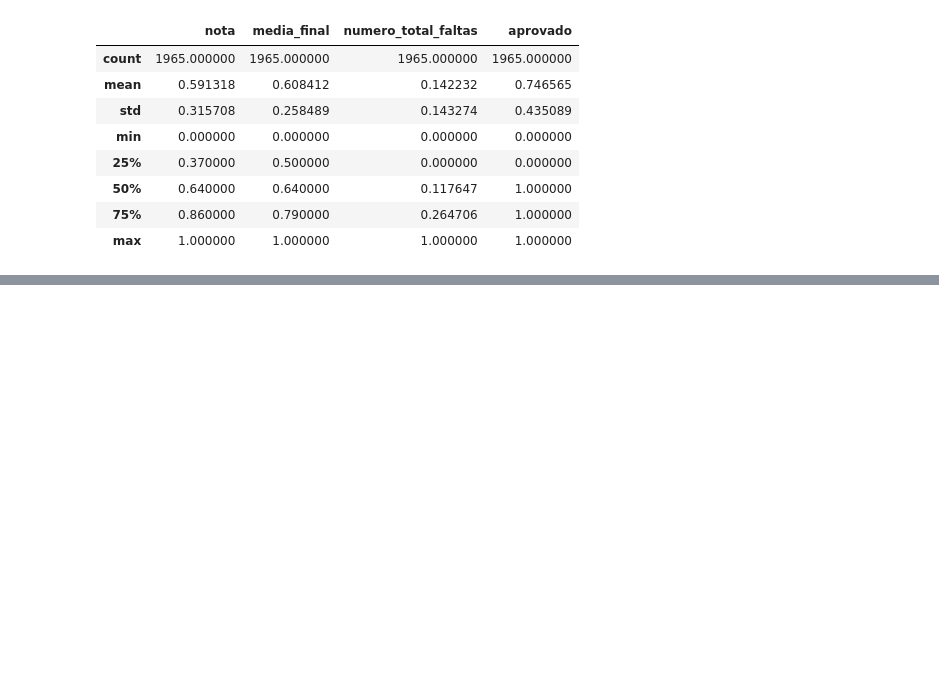
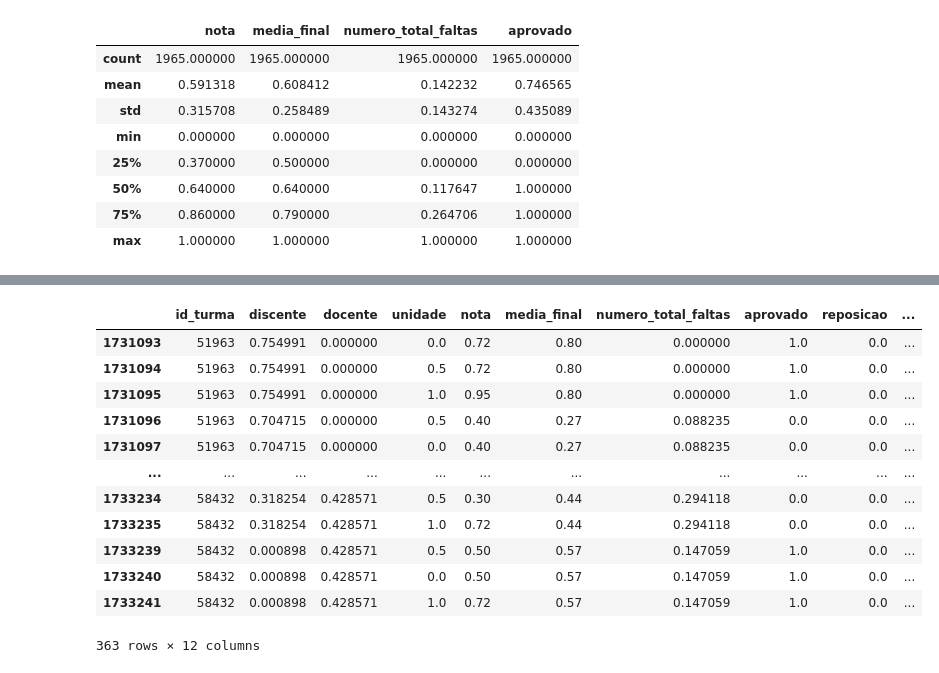
Before and after one commit to abmaeld/data-science-dados-abertos-ufrn-analysis, a Jupyter notebook: data_science_dados_abertos_ufrn_analysis.ipynb, the cells around one changed output, grey strips where cells are left out. Drawn from its saved outputs; the diff is of its cells as text; code cells hidden in the pictures; blank space fills up the shorter version.

```diff
--- a/data_science_dados_abertos_ufrn_analysis.ipynb
+++ b/data_science_dados_abertos_ufrn_analysis.ipynb
@@ -490,2 +599,16 @@ dfkm.to_csv("dfkm.csv")
 # %%
-dfkm20201 = dfkm.loc[dfkm['semestre'] == '2020.6']
+dfkm.loc[dfkm['semestre'] == '2020.6']
+# %% [output]
+|  | id_turma | discente | docente | unidade | nota | media_final | numero_total_faltas | aprovado | reposicao | ... |
+| 1731093 | 51963 | 0.754991 | 0.000000 | 0.0 | 0.72 | 0.80 | 0.000000 | 1.0 | 0.0 | ... |
+| 1731094 | 51963 | 0.754991 | 0.000000 | 0.5 | 0.72 | 0.80 | 0.000000 | 1.0 | 0.0 | ... |
+| 1731095 | 51963 | 0.754991 | 0.000000 | 1.0 | 0.95 | 0.80 | 0.000000 | 1.0 | 0.0 | ... |
+| 1731096 | 51963 | 0.704715 | 0.000000 | 0.5 | 0.40 | 0.27 | 0.088235 | 0.0 | 0.0 | ... |
+| 1731097 | 51963 | 0.704715 | 0.000000 | 0.0 | 0.40 | 0.27 | 0.088235 | 0.0 | 0.0 | ... |
+| ... | ... | ... | ... | ... | ... | ... | ... | ... | ... | ... |
+| 1733234 | 58432 | 0.318254 | 0.428571 | 0.5 | 0.30 | 0.44 | 0.294118 | 0.0 | 0.0 | ... |
+| 1733235 | 58432 | 0.318254 | 0.428571 | 1.0 | 0.72 | 0.44 | 0.294118 | 0.0 | 0.0 | ... |
+| 1733239 | 58432 | 0.000898 | 0.428571 | 0.5 | 0.50 | 0.57 | 0.147059 | 1.0 | 0.0 | ... |
+| 1733240 | 58432 | 0.000898 | 0.428571 | 0.0 | 0.50 | 0.57 | 0.147059 | 1.0 | 0.0 | ... |
+| 1733241 | 58432 | 0.000898 | 0.428571 | 1.0 | 0.72 | 0.57 | 0.147059 | 1.0 | 0.0 | ... |
+363 rows × 12 columns
```
Also changed, not shown: parts of 38 cells of this notebook, 3 other files.
